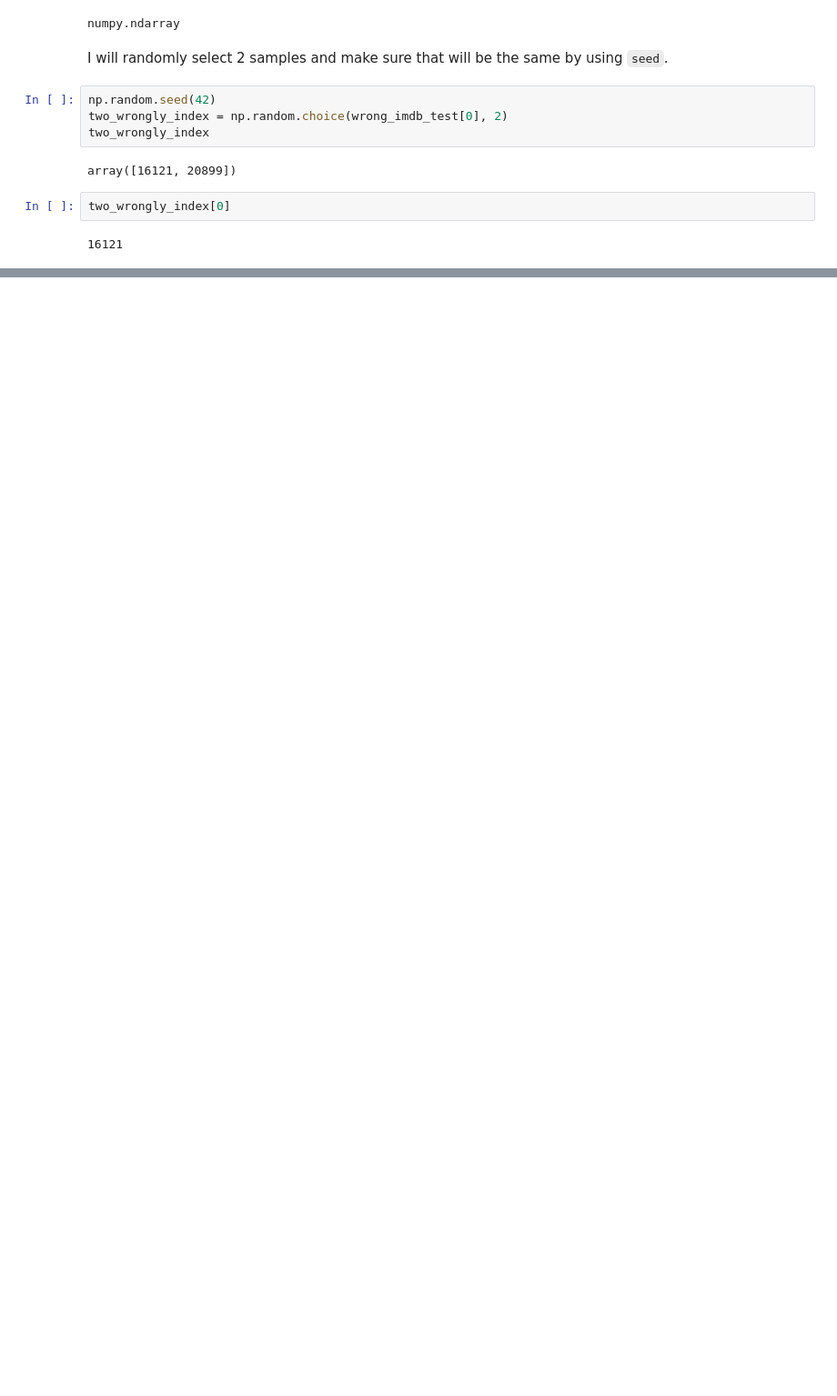
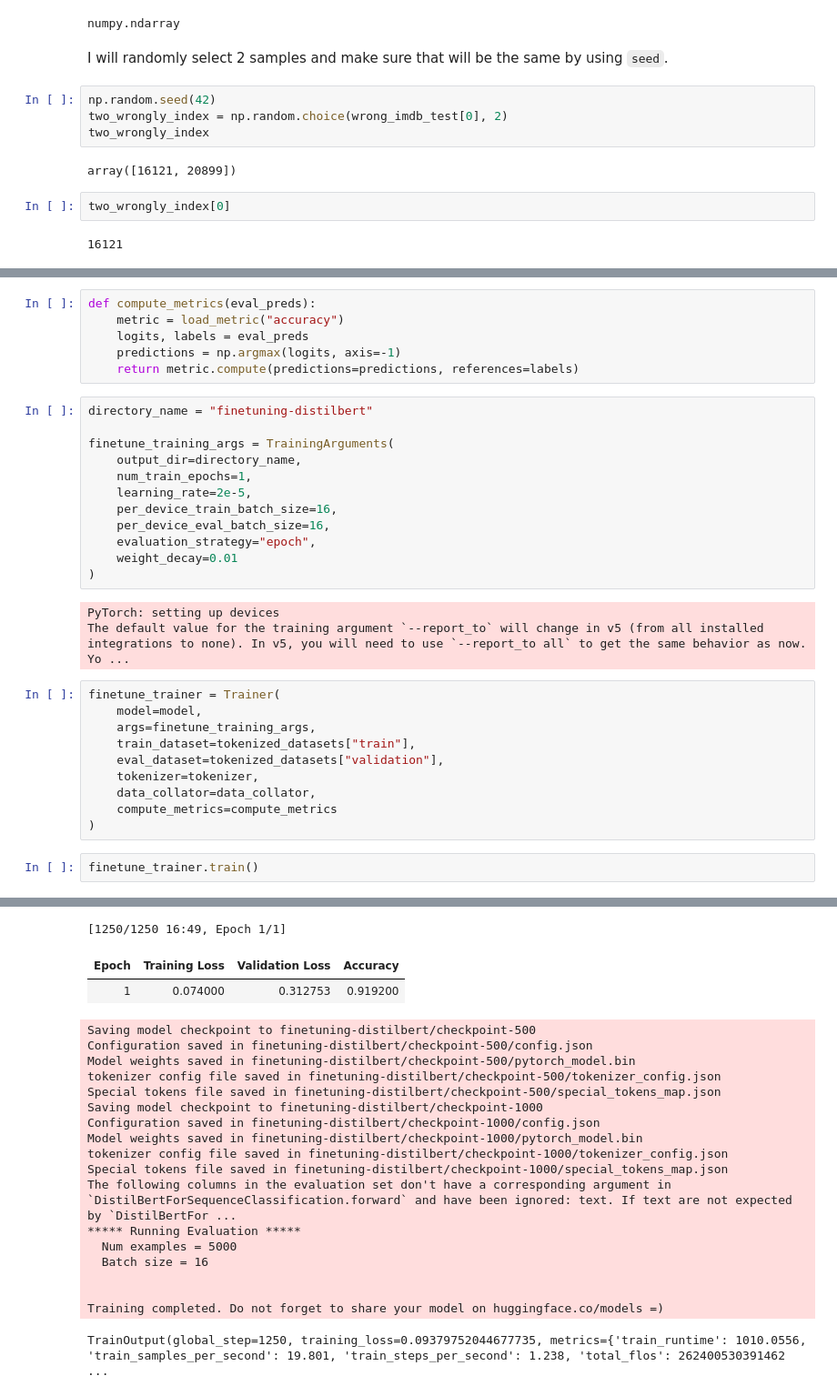
Before and after one commit to christopherdiamana/nlp, a Jupyter notebook: Catch-up_2/catch_up2.ipynb, the cells around one changed output, grey strips where cells are left out. Shown at 91% size. Saved outputs shown, nothing was run; the diff lists cells and outputs as text; blank space fills up the shorter version.

```diff
--- a/Catch-up_2/catch_up2.ipynb
+++ b/Catch-up_2/catch_up2.ipynb
@@ -378,0 +432,34 @@ tokenized_datasets["test"][index]['text']
+# %%
+def compute_metrics(eval_preds):
+    metric = load_metric("accuracy")
+    logits, labels = eval_preds
+    predictions = np.argmax(logits, axis=-1)
+    return metric.compute(predictions=predictions, references=labels)
+# %%
+directory_name = "finetuning-distilbert"
+
+finetune_training_args = TrainingArguments(
+    output_dir=directory_name,
+    num_train_epochs=1,
+    learning_rate=2e-5,
+    per_device_train_batch_size=16,
+    per_device_eval_batch_size=16,
+    evaluation_strategy="epoch",
+    weight_decay=0.01
+)
+# %% [output]
+PyTorch: setting up devices
+The default value for the training argument `--report_to` will change in v5 (from all installed integrations to none). In v5, you will need to use `--report_to all` to get the same behavior as now. Yo ...
+# %%
+finetune_trainer = Trainer(
+    model=model,
+    args=finetune_training_args,
+    train_dataset=tokenized_datasets["train"],
+    eval_dataset=tokenized_datasets["validation"],
+    tokenizer=tokenizer,
+    data_collator=data_collator,
+    compute_metrics=compute_metrics
+)
+# %%
+finetune_trainer.train()
+# %% [output]
@@ -378,0 +474,21 @@ tokenized_datasets["test"][index]['text']
+[1250/1250 16:49, Epoch 1/1]
+| Epoch | Training Loss | Validation Loss | Accuracy |
+| 1 | 0.074000 | 0.312753 | 0.919200 |
+Saving model checkpoint to finetuning-distilbert/checkpoint-500
+Configuration saved in finetuning-distilbert/checkpoint-500/config.json
+Model weights saved in finetuning-distilbert/checkpoint-500/pytorch_model.bin
+tokenizer config file saved in finetuning-distilbert/checkpoint-500/tokenizer_config.json
+Special tokens file saved in finetuning-distilbert/checkpoint-500/special_tokens_map.json
+Saving model checkpoint to finetuning-distilbert/checkpoint-1000
+Configuration saved in finetuning-distilbert/checkpoint-1000/config.json
+Model weights saved in finetuning-distilbert/checkpoint-1000/pytorch_model.bin
+tokenizer config file saved in finetuning-distilbert/checkpoint-1000/tokenizer_config.json
+Special tokens file saved in finetuning-distilbert/checkpoint-1000/special_tokens_map.json
+The following columns in the evaluation set don't have a corresponding argument in `DistilBertForSequenceClassification.forward` and have been ignored: text. If text are not expected by `DistilBertFor ...
+***** Running Evaluation *****
+  Num examples = 5000
+  Batch size = 16
+
+
+Training completed. Do not forget to share your model on huggingface.co/models =)
+TrainOutput(global_step=1250, training_loss=0.09379752044677735, metrics={'train_runtime': 1010.0556, 'train_samples_per_second': 19.801, 'train_steps_per_second': 1.238, 'total_flos': 262400530391462 ...
```
Also changed, not shown: parts of 21 cells of this notebook.
